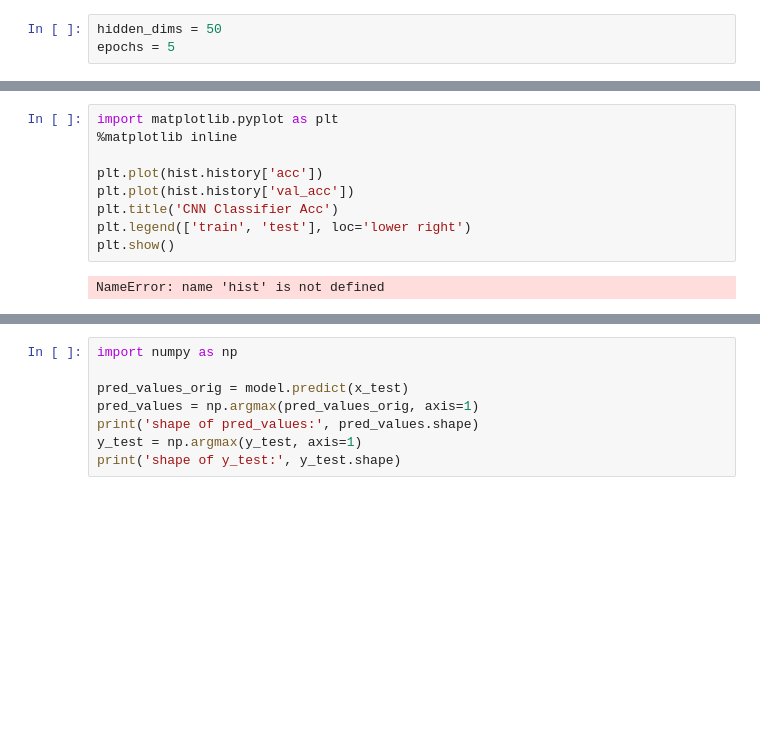
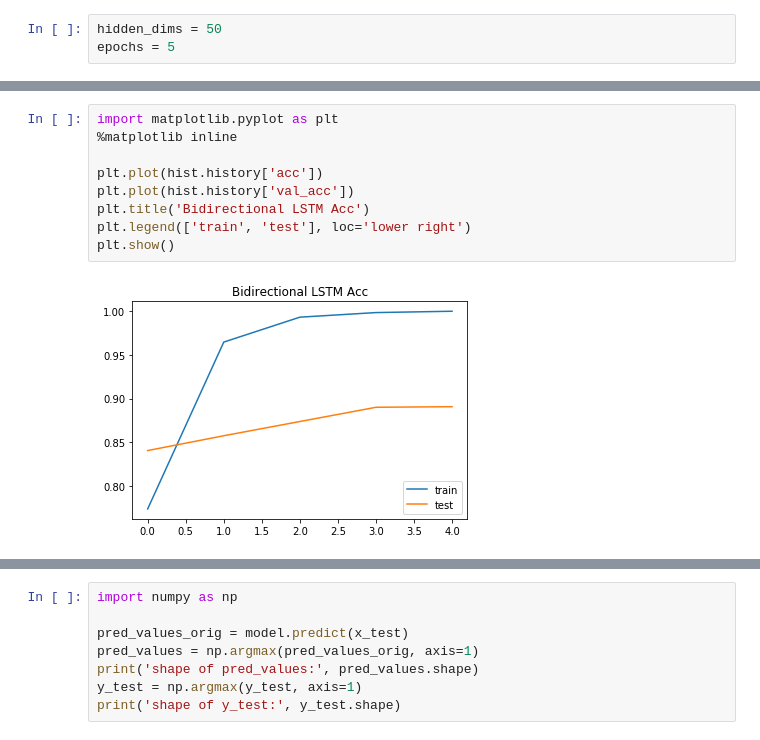
Before and after one commit to Masao-Taketani/japanese_text_classification, a Jupyter notebook: bi_lstm_classifier.ipynb, the cells around one changed output, grey strips where cells are left out. Cells and saved outputs as stored; diff of their text form; blank space fills up the shorter version.

```diff
--- a/bi_lstm_classifier.ipynb
+++ b/bi_lstm_classifier.ipynb
@@ -105,14 +108,14 @@ KeyboardInterrupt:
 # %%
 import matplotlib.pyplot as plt
 %matplotlib inline
 
 plt.plot(hist.history['acc'])
 plt.plot(hist.history['val_acc'])
-plt.title('CNN Classifier Acc')
+plt.title('Bidirectional LSTM Acc')
 plt.legend(['train', 'test'], loc='lower right')
 plt.show()
 # %% [output]
-NameError: name 'hist' is not defined
+[figure, added]
 # %%
 plt.plot(hist.history['loss'])
 plt.plot(hist.history['val_loss'])
```
Also changed, not shown: parts of 7 cells of this notebook, 1 other file.
